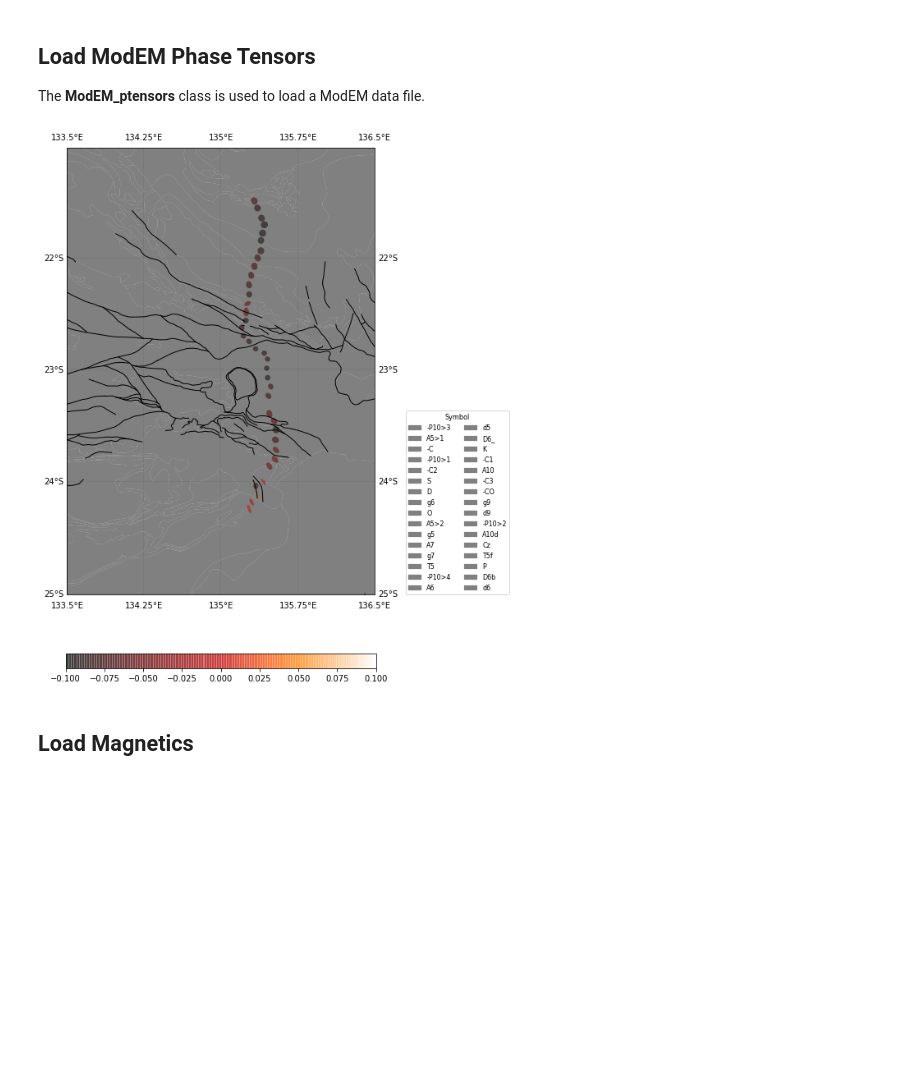
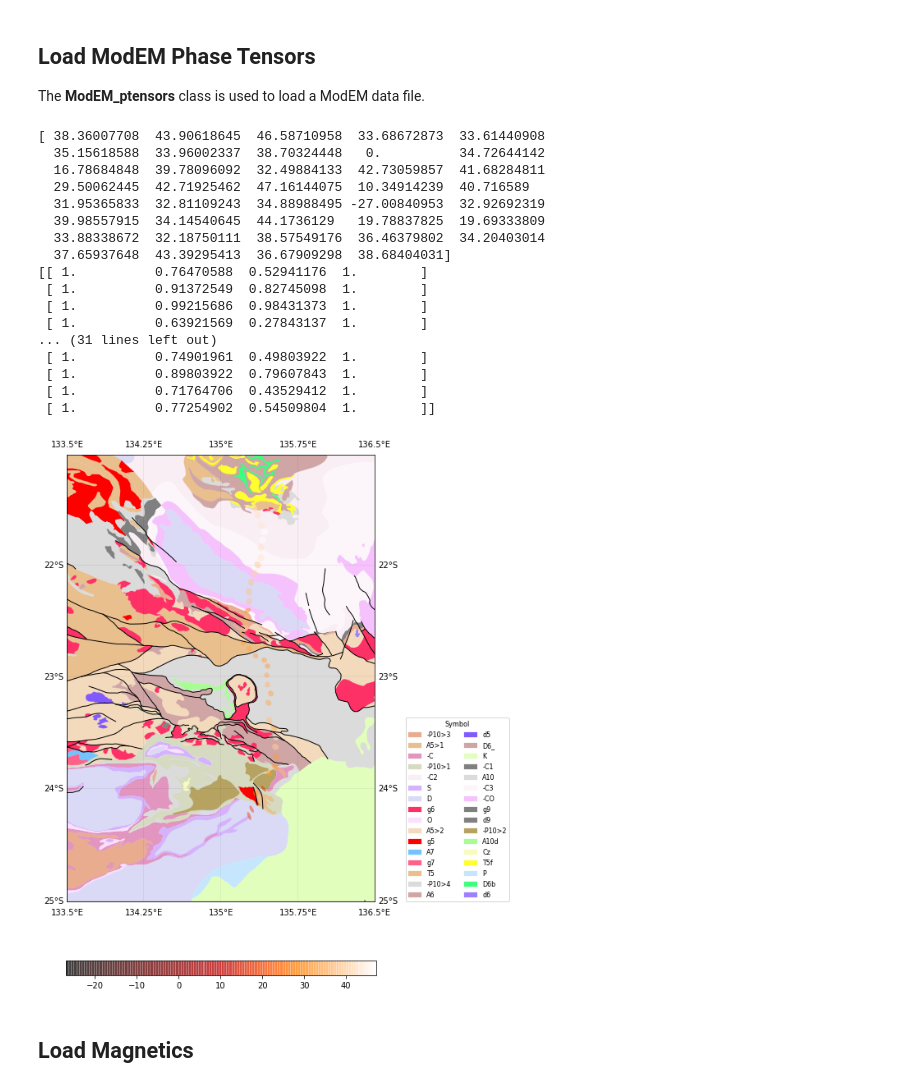
Before and after one commit to MTgeophysics/mtpy, a Jupyter notebook: examples/notebooks/plot_geology.ipynb, the cells around one changed output. Drawn from its saved outputs; the diff is of its cells as text; code cells hidden in the pictures; blank space fills up the shorter version.

Commit message:
Fixing colormapping bug
This bug hadn't manifested earlier because test-data was normalized.

```diff
--- a/examples/notebooks/plot_geology.ipynb
+++ b/examples/notebooks/plot_geology.ipynb
@@ -47,7 +47,7 @@ If you want to write a vtk file for 3d viewing, you need download and install ev
 polySFN = '../data/geology/NT_LithInterp_2500K_region.shp'
 lineSFN = '../data/geology/NT_Fault_2500K_polyline.shp'
 lutFN = '../data/geology/colour_lut.txt'
-lutFN = '/tmp/lut.txt'
+#lutFN = '/tmp/lut.txt'
 
 # set clip extents for shapefile
 minLat = -25
@@ -82,42 +82,59 @@ m.drawmeridians(np.linspace(minLon, maxLon, 5), labels=[0,0,1,1], linewidth=0.1)
 # plot geology ===================================================================
 
 # plot polygons using a color lookup table
-h,l = polyData.plot(ax, m, lutfn=lutFN, linewidth=0.2, edgecolor='face', alpha=1)
+h,l = polyData.plot(ax, m, lutfn=lutFN, linewidth=0.2, edgecolor='face', rasterized=True, alpha=1)
 
 # plot line data
 lineData.plot(ax, m, alpha=1, color='k', linewidth=1.0)
 
 # create legend including all symbols used in the plot
 leg = ax.legend(h, l, loc=3,
                   bbox_to_anchor=(1.1, 0),
                   borderaxespad=0,
                   handlelength=2,
                   title= 'Symbol',
                   ncol=2,
                   fontsize=8)
 leg.get_title().set_fontsize(8)
 
 # plot phase tensors =============================================================
 # fetch attribute to color phase tensor ellipses with
-cmapAttrib = modemPT.get_period_attributes(16, 'ellipticity')
+cmapAttrib = modemPT.get_period_attributes(16, 'phimin')
 sm = cm.ScalarMappable(norm=mpl.colors.Normalize(vmin=np.min(cmapAttrib),
                                                  vmax=np.max(cmapAttrib)),
                        cmap='gist_heat')
 # extract color values from colormap
-cvals = sm.cmap(cmapAttrib)
+cvals = sm.cmap(sm.norm(cmapAttrib))
 modemPT.plot(ax, m, periodIdx=16, cvals=cvals, edgecolor='none', alpha=0.5)
 
 # show colormap
 cbax = fig.add_axes([0.25,0,0.525,.025])
 cbar = mpl.colorbar.ColorbarBase(cbax, cmap=sm.cmap,
                                  norm = sm.norm,
                                  orientation='horizontal',
                                  alpha=0.5)
 #cbar.solids.set_edgecolor("face", alpha=0.5)
 
 plt.savefig('/tmp/a.pdf', dpi=300)
 # %% [output]
+[ 38.36007708  43.90618645  46.58710958  33.68672873  33.61440908
+  35.15618588  33.96002337  38.70324448   0.          34.72644142
+  16.78684848  39.78096092  32.49884133  42.73059857  41.68284811
+  29.50062445  42.71925462  47.16144075  10.34914239  40.716589
+  31.95365833  32.81109243  34.88988495 -27.00840953  32.92692319
+  39.98557915  34.14540645  44.1736129   19.78837825  19.69333809
+  33.88338672  32.18750111  38.57549176  36.46379802  34.20403014
+  37.65937648  43.39295413  36.67909298  38.68404031]
+[[ 1.          0.76470588  0.52941176  1.        ]
+ [ 1.          0.91372549  0.82745098  1.        ]
+ [ 1.          0.99215686  0.98431373  1.        ]
+ [ 1.          0.63921569  0.27843137  1.        ]
+... (31 lines left out)
+ [ 1.          0.74901961  0.49803922  1.        ]
+ [ 1.          0.89803922  0.79607843  1.        ]
+ [ 1.          0.71764706  0.43529412  1.        ]
+ [ 1.          0.77254902  0.54509804  1.        ]]
-[figure, old version]
+[figure, new version]
 # %% [markdown]
 ## Load Magnetics
 # %%
```
